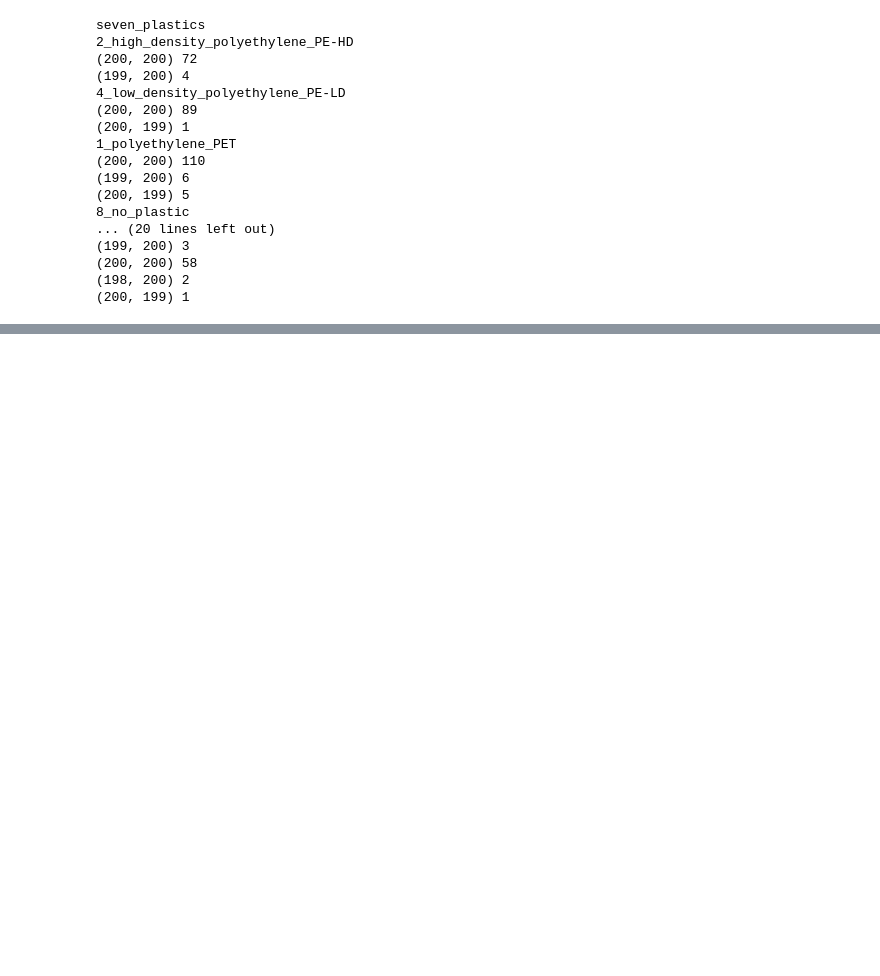
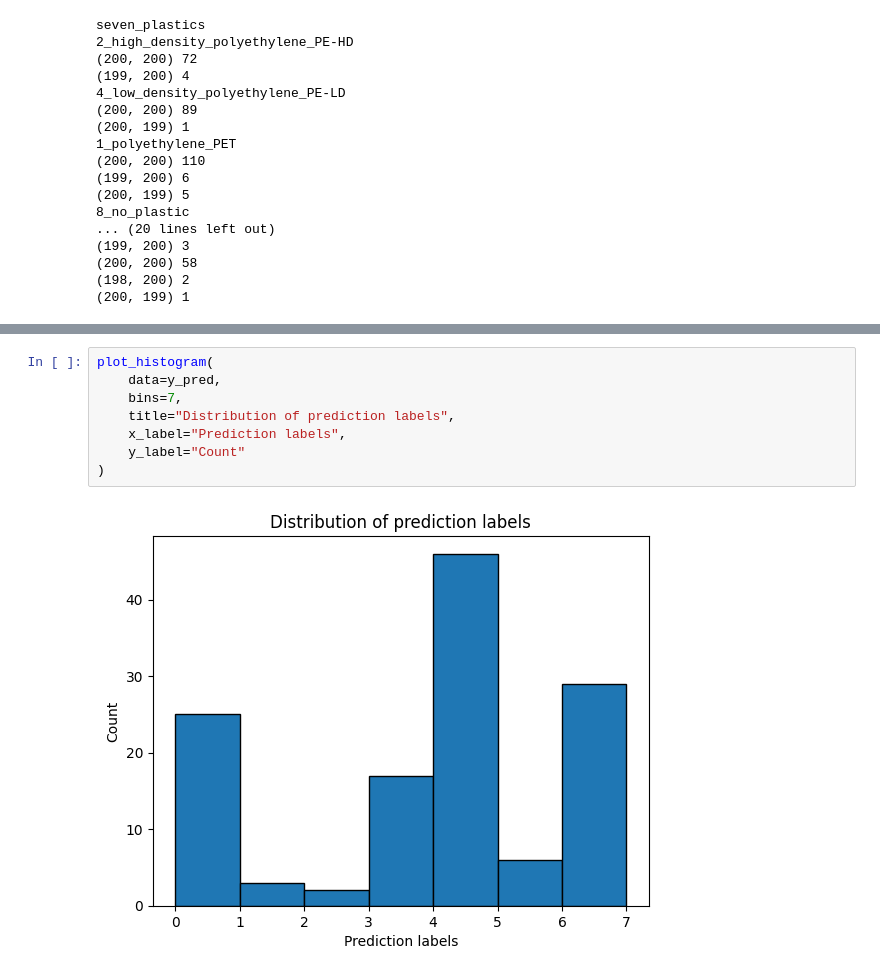
Before and after one commit to rupali-p/recycling-app, a Jupyter notebook: Tammy_ML_Experiments.ipynb, the cells around one changed output, grey strips where cells are left out. Cells and saved outputs as stored; diff of their text form; blank space fills up the shorter version.

```diff
--- a/Tammy_ML_Experiments.ipynb
+++ b/Tammy_ML_Experiments.ipynb
@@ -252,0 +410,10 @@ seven_plastics
+# %%
+plot_histogram(
+    data=y_pred,
+    bins=7,
+    title="Distribution of prediction labels",
+    x_label="Prediction labels",
+    y_label="Count"
+)
+# %% [output]
+[figure, added]
```
Also changed, not shown: parts of 31 cells of this notebook.
